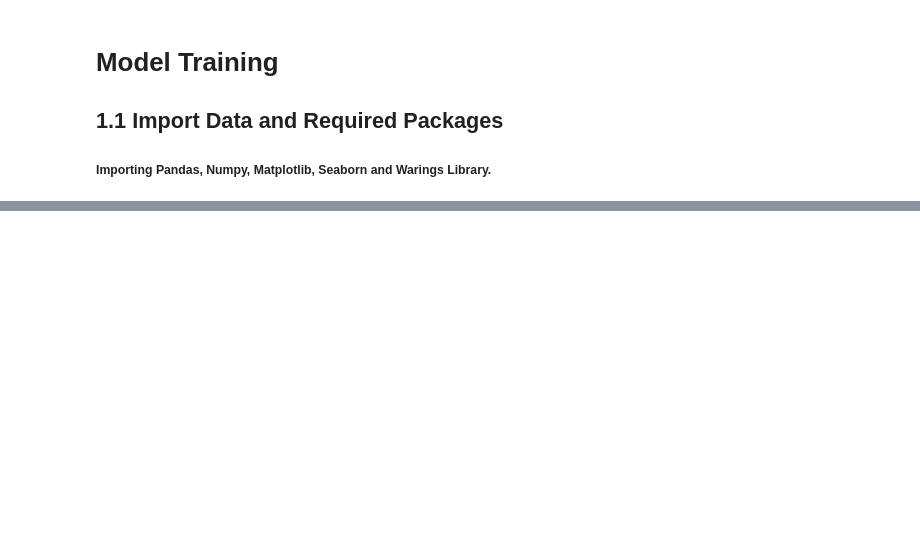
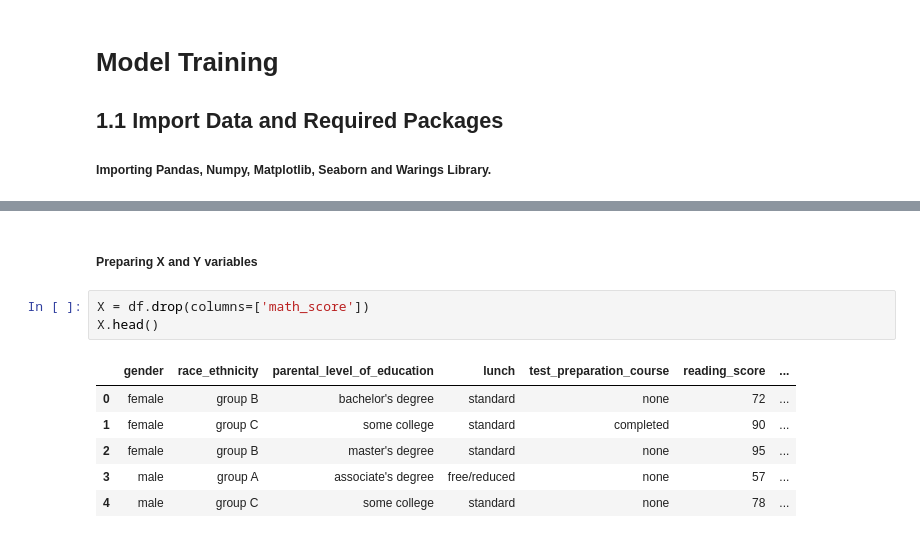
Before and after one commit to Arushi375/Student_performace_predictor_ML_project, a Jupyter notebook: notebook/2. MODEL TRAINING.ipynb, the cells around one changed output, grey strips where cells are left out. Cells and saved outputs as stored; diff of their text form; blank space fills up the shorter version.

```diff
--- a/notebook/2. MODEL TRAINING.ipynb
+++ b/notebook/2. MODEL TRAINING.ipynb
@@ -27,0 +41,12 @@ ModuleNotFoundError: No module named 'catboost'
+# %% [markdown]
+##### Preparing X and Y variables
+# %%
+X = df.drop(columns=['math_score'])
+X.head()
+# %% [output]
+|  | gender | race_ethnicity | parental_level_of_education | lunch | test_preparation_course | reading_score | ... |
+| 0 | female | group B | bachelor's degree | standard | none | 72 | ... |
+| 1 | female | group C | some college | standard | completed | 90 | ... |
+| 2 | female | group B | master's degree | standard | none | 95 | ... |
+| 3 | male | group A | associate's degree | free/reduced | none | 57 | ... |
+| 4 | male | group C | some college | standard | none | 78 | ... |
```
Also changed, not shown: parts of 22 cells of this notebook, 4 other files.
